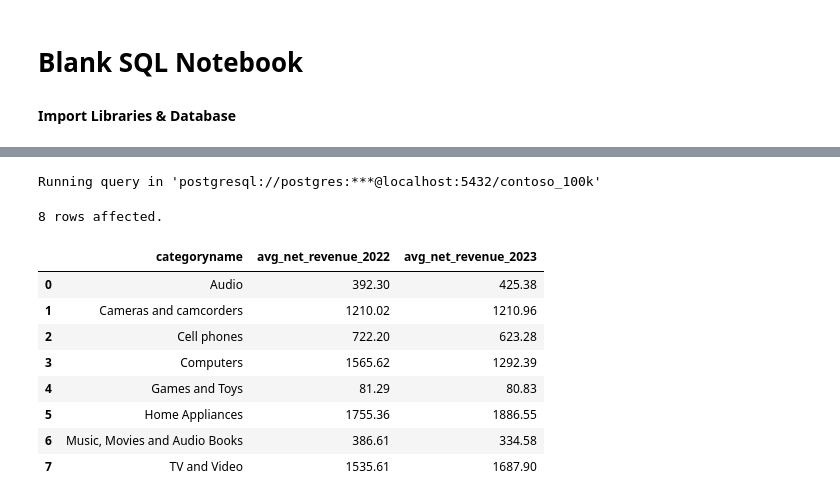
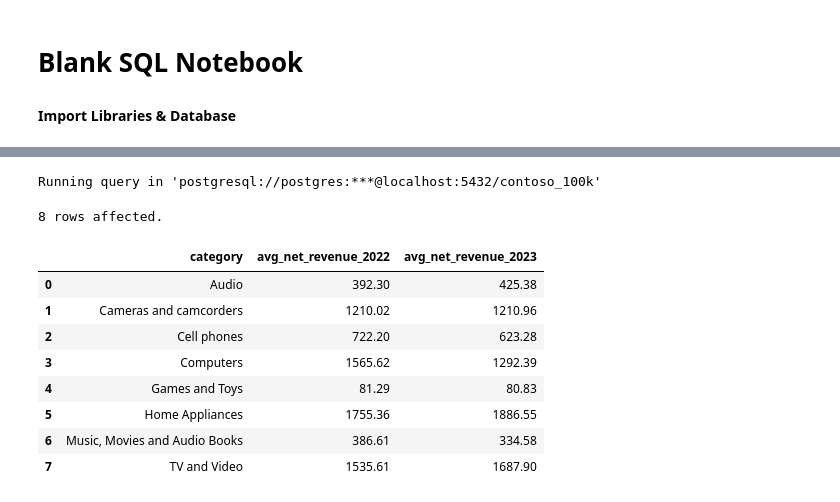
Before and after one commit to ngoanhminh1808/SQL, a Jupyter notebook: Resources/Blank_SQL_Notebook.ipynb, the cells around one changed output, grey strips where cells are left out. Drawn from its saved outputs; the diff is of its cells as text; code cells hidden in the pictures.

```diff
--- a/Resources/Blank_SQL_Notebook.ipynb
+++ b/Resources/Blank_SQL_Notebook.ipynb
@@ -108,20 +142,23 @@ plt.gca().spines[['top', 'right']].set_visible(False)
 # %%
 %%sql
 SELECT
-  p.categoryname,
-  AVG (CASE WHEN s.orderdate BETWEEN '2022-01-01' AND '2022-12-31' THEN (s.quantity * s.netprice * s.exchangerate) END) AS avg_net_revenue_2022,
-  AVG (CASE WHEN s.orderdate BETWEEN '2023-01-01' AND '2023-12-31' THEN (s.quantity * s.netprice * s.exchangerate) END) AS avg_net_revenue_2023
+  p.categoryname AS category,
+  AVG(CASE WHEN s.orderdate BETWEEN '2022-01-01' AND '2022-12-31' THEN (s.netprice * s.quantity * s.exchangerate) END) AS avg_net_revenue_2022,
+  AVG(CASE WHEN s.orderdate BETWEEN '2023-01-01' AND '2023-12-31' THEN (s.netprice * s.quantity * s.exchangerate) END) AS avg_net_revenue_2023
 FROM
   sales s
-LEFT JOIN product p ON p.productkey = s.productkey
+LEFT JOIN
+  product p ON p.productkey = s.productkey
+WHERE
+  s.orderdate BETWEEN '2022-01-01' AND '2023-12-31'
 GROUP BY
-  p.categoryname
+  category
 ORDER BY
-  p.categoryname
+  category
 # %% [output]
 Running query in 'postgresql://postgres:***@localhost:5432/contoso_100k'
 8 rows affected.
-|  | categoryname | avg_net_revenue_2022 | avg_net_revenue_2023 |
+|  | category | avg_net_revenue_2022 | avg_net_revenue_2023 |
 | 0 | Audio | 392.30 | 425.38 |
 | 1 | Cameras and camcorders | 1210.02 | 1210.96 |
 | 2 | Cell phones | 722.20 | 623.28 |
```
Also changed, not shown: parts of 12 cells of this notebook.
